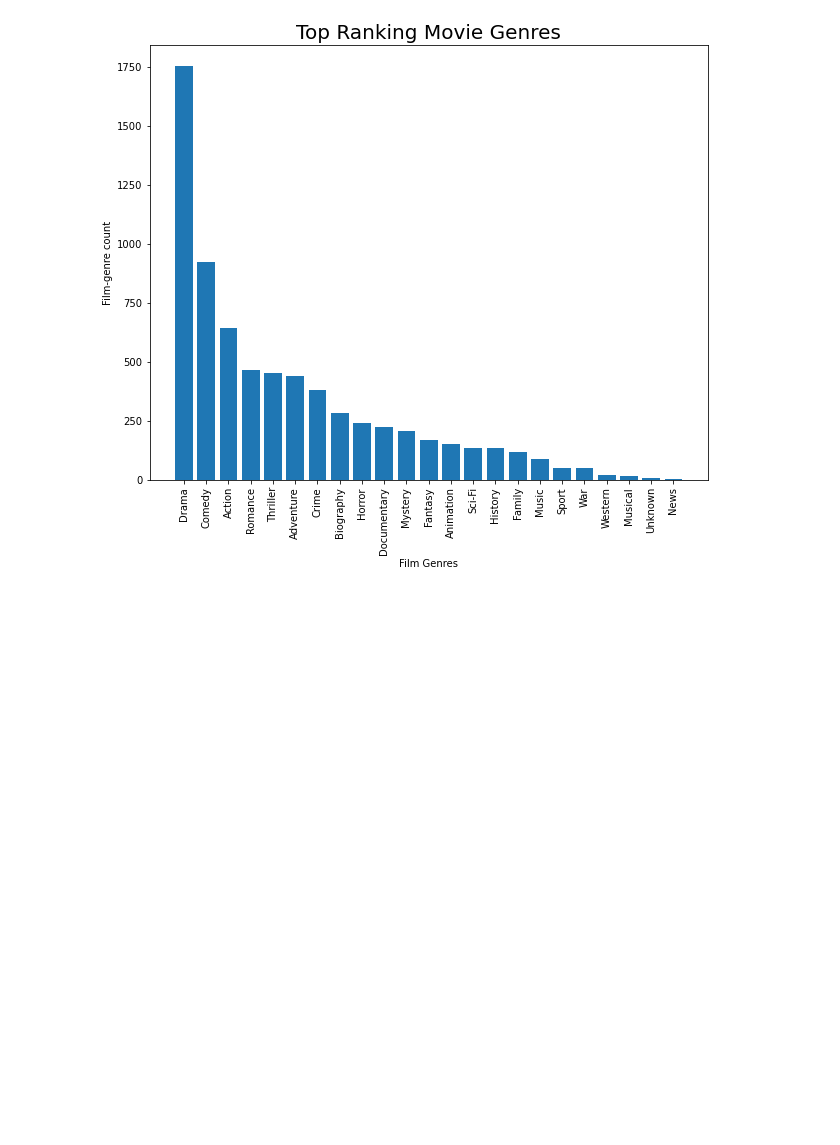
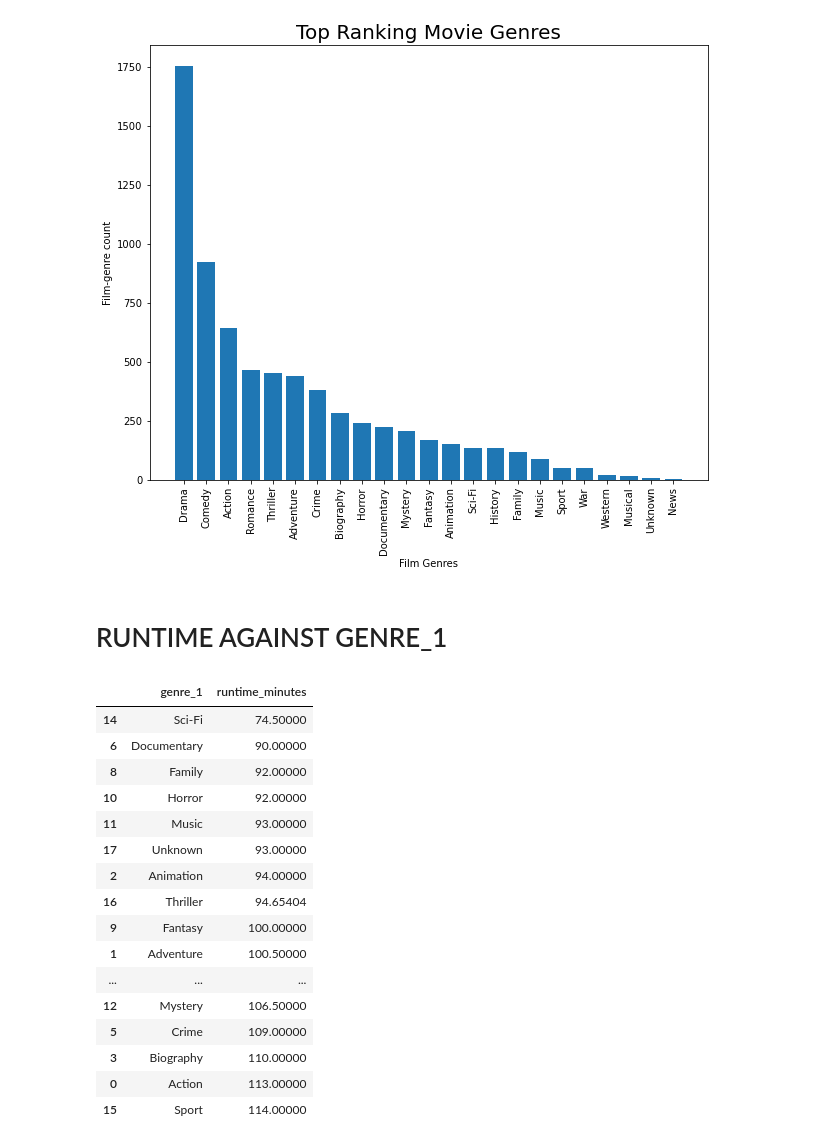
Before and after one commit to bedankibunja/microsoft-movies-project, a Jupyter notebook: student.ipynb, the cells around one changed output. Saved outputs shown, nothing was run; the diff lists cells and outputs as text; code cells hidden in the pictures; blank space fills up the shorter version.

```diff
--- a/student.ipynb
+++ b/student.ipynb
@@ -577,3 +577,26 @@ plt.xlabel('Film Genres')
 plt.ylabel('Film-genre count');
 # %% [output]
 [figure]
+# %% [markdown]
+# RUNTIME AGAINST GENRE_1
+# %%
+runtime_genre = highest_rated.groupby('genre_1', as_index=False).median(numeric_only=True).sort_values('runtime_minutes', ascending=True)
+runtime_genre.loc[:,['genre_1','runtime_minutes']]
+# %% [output]
+|  | genre_1 | runtime_minutes |
+| 14 | Sci-Fi | 74.50000 |
+| 6 | Documentary | 90.00000 |
+| 8 | Family | 92.00000 |
+| 10 | Horror | 92.00000 |
+| 11 | Music | 93.00000 |
+| 17 | Unknown | 93.00000 |
+| 2 | Animation | 94.00000 |
+| 16 | Thriller | 94.65404 |
+| 9 | Fantasy | 100.00000 |
+| 1 | Adventure | 100.50000 |
+| ... | ... | ... |
+| 12 | Mystery | 106.50000 |
+| 5 | Crime | 109.00000 |
+| 3 | Biography | 110.00000 |
+| 0 | Action | 113.00000 |
+| 15 | Sport | 114.00000 |
```
Also changed, not shown: parts of 14 cells of this notebook.
